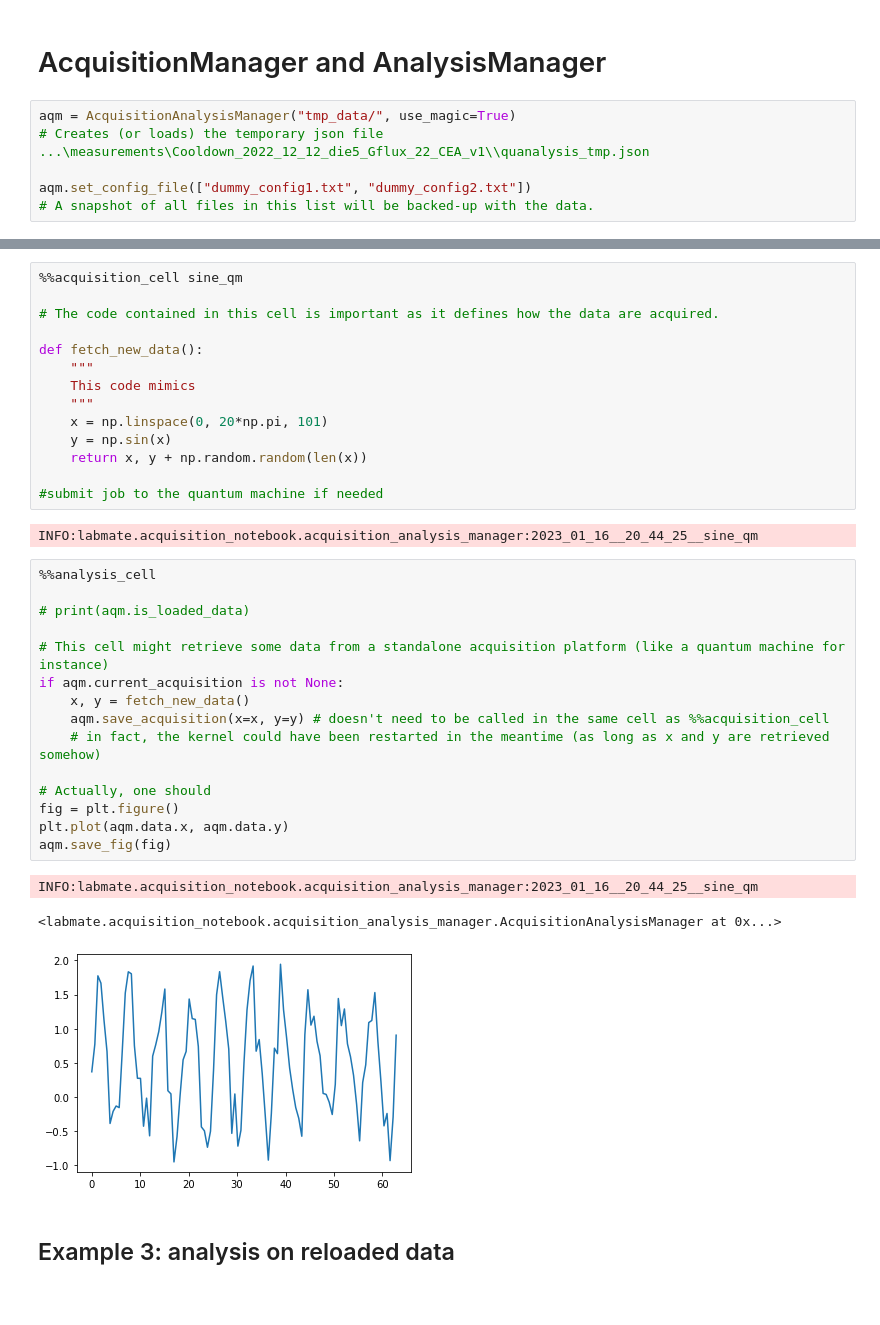
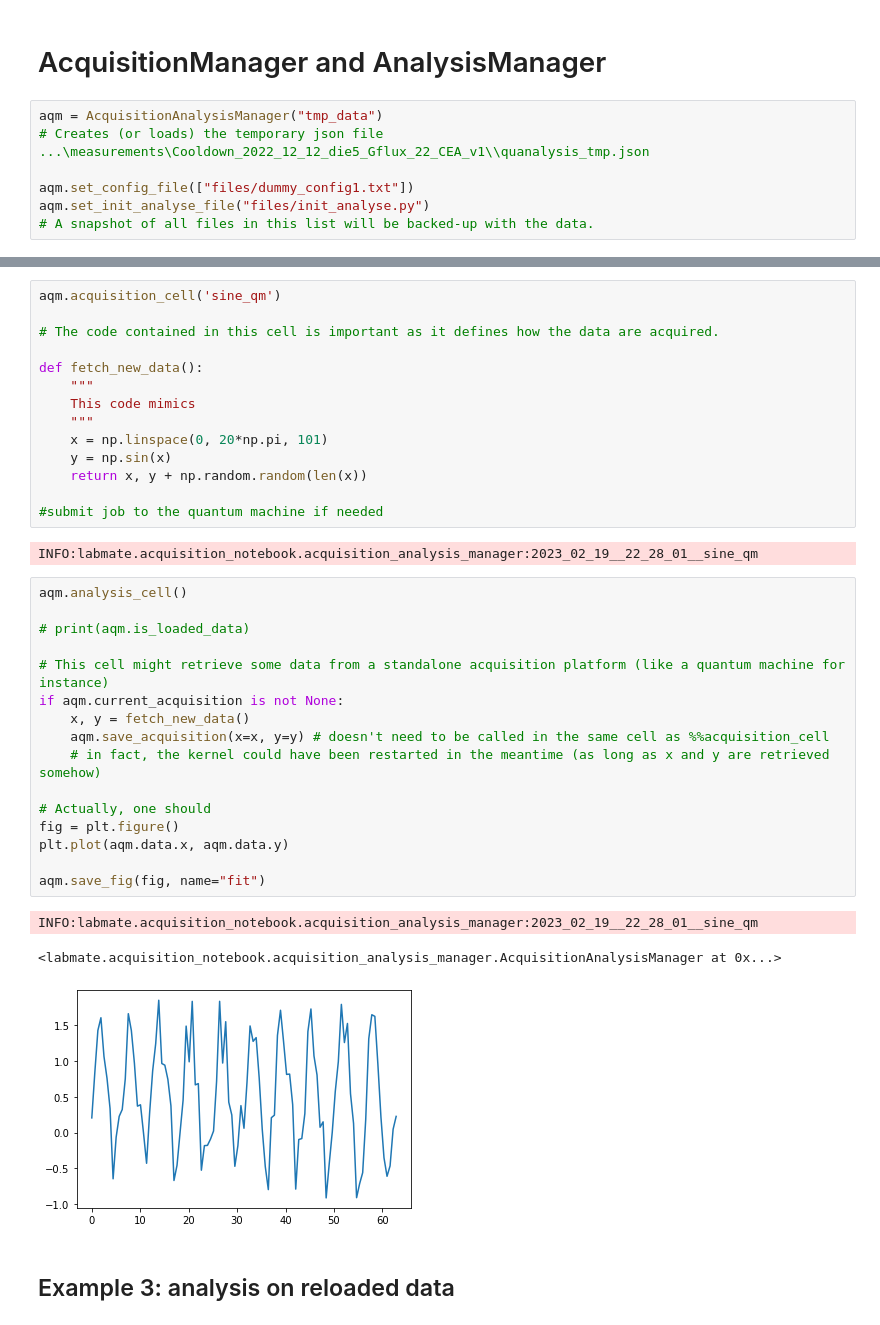
Before and after one commit to kyrylo-gr/labmate, a Jupyter notebook: docs/examples/acquisition_and_analysis_notebook.ipynb, the cells around one changed output, grey strips where cells are left out. Saved outputs shown, nothing was run; the diff lists cells and outputs as text.

```diff
--- a/docs/examples/acquisition_and_analysis_notebook.ipynb
+++ b/docs/examples/acquisition_and_analysis_notebook.ipynb
@@ -12,8 +9,9 @@ Kernel is started
 # %% [markdown]
 # AcquisitionManager and AnalysisManager
 # %%
-aqm = AcquisitionAnalysisManager("tmp_data/", use_magic=True)
+aqm = AcquisitionAnalysisManager("tmp_data")
 # Creates (or loads) the temporary json file ...\measurements\Cooldown_2022_12_12_die5_Gflux_22_CEA_v1\\quanalysis_tmp.json
 
-aqm.set_config_file(["dummy_config1.txt", "dummy_config2.txt"])
+aqm.set_config_file(["files/dummy_config1.txt"])
+aqm.set_init_analyse_file("files/init_analyse.py")
 # A snapshot of all files in this list will be backed-up with the data.
@@ -57,5 +45,5 @@ INFO:labmate.acquisition_notebook.acquisition_analysis_manager:2023_01_16__20_44
 # %%
-%%acquisition_cell sine_qm
+aqm.acquisition_cell('sine_qm')
 
 # The code contained in this cell is important as it defines how the data are acquired.
 
@@ -69,26 +57,27 @@ def fetch_new_data():
 
 #submit job to the quantum machine if needed
 # %% [output]
-INFO:labmate.acquisition_notebook.acquisition_analysis_manager:2023_01_16__20_44_25__sine_qm
+INFO:labmate.acquisition_notebook.acquisition_analysis_manager:2023_02_19__22_28_01__sine_qm
 # %%
-%%analysis_cell
+aqm.analysis_cell()
 
 # print(aqm.is_loaded_data)
 
 # This cell might retrieve some data from a standalone acquisition platform (like a quantum machine for instance)
 if aqm.current_acquisition is not None:
     x, y = fetch_new_data()
     aqm.save_acquisition(x=x, y=y) # doesn't need to be called in the same cell as %%acquisition_cell
     # in fact, the kernel could have been restarted in the meantime (as long as x and y are retrieved somehow)
 
 # Actually, one should
 fig = plt.figure()
 plt.plot(aqm.data.x, aqm.data.y)
-aqm.save_fig(fig)
+
+aqm.save_fig(fig, name="fit")
 # %% [output]
-INFO:labmate.acquisition_notebook.acquisition_analysis_manager:2023_01_16__20_44_25__sine_qm
+INFO:labmate.acquisition_notebook.acquisition_analysis_manager:2023_02_19__22_28_01__sine_qm
 <labmate.acquisition_notebook.acquisition_analysis_manager.AcquisitionAnalysisManager at 0x...>
-[figure, old version]
+[figure, new version]
 # %% [markdown]
 ## Example 3: analysis on reloaded data
 # %%
```
Also changed, not shown: parts of 16 cells of this notebook, 17 other files.
